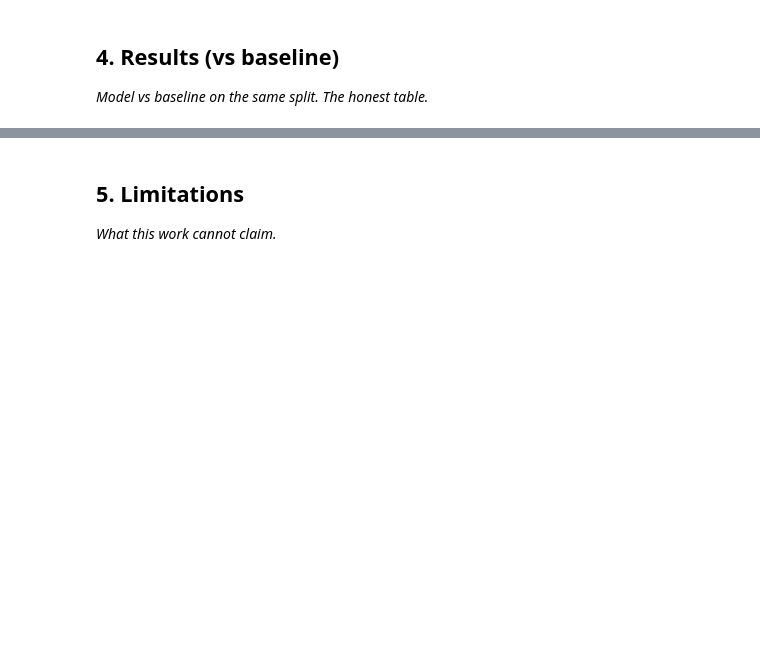
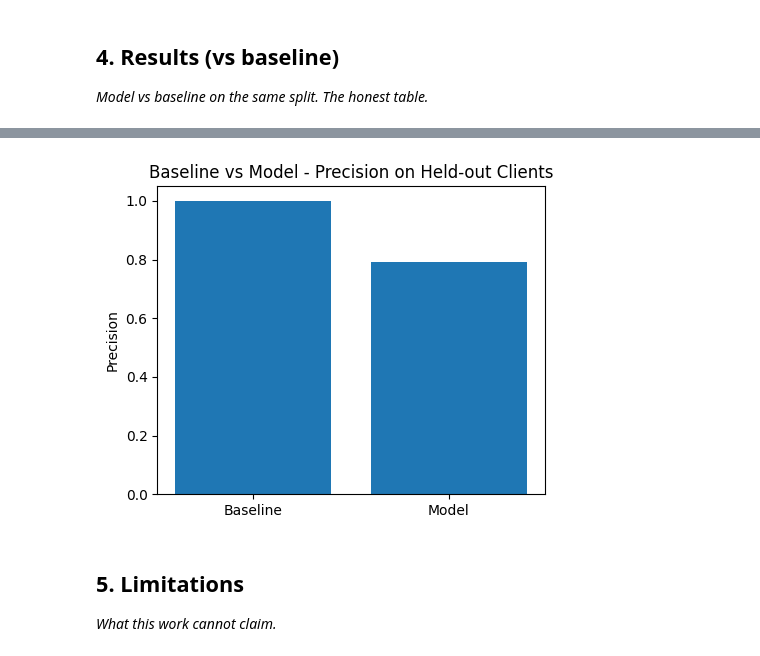
Before and after one commit to singhmahip688-hue/flyrank-ml-internhip, a Jupyter notebook: work/notebooks/capstone.ipynb, the cells around one changed output, grey strips where cells are left out. Saved outputs shown, nothing was run; the diff lists cells and outputs as text; code cells hidden in the pictures; blank space fills up the shorter version.

```diff
--- a/work/notebooks/capstone.ipynb
+++ b/work/notebooks/capstone.ipynb
@@ -21,3 +193,10 @@ This skeleton is yours to fill. Work the sections **in order** — each one has
+# %%
+# Baseline: simple hand-written rule, no ML
+def baseline_predict(df):
+    # FILL IN threshold logic if different from the label rule itself
+    return (df['imp_last30'] < 0.8 * df['imp_prev30']).astype(int)
+
+baseline_preds_full = baseline_predict(model_data)
 # %% [markdown]
 ## 4. Results (vs baseline)
 
@@ -25,3 +269,40 @@ This skeleton is yours to fill. Work the sections **in order** — each one has
+# %%
+import os
+import matplotlib.pyplot as plt
+from sklearn.metrics import precision_score
+
+# Create output folder if it doesn't exist
+os.makedirs("outputs/charts", exist_ok=True)
+
+baseline_precision = precision_score(
+    y_te,
+    baseline_te,
+    zero_division=0
+)
+
+model_precision = precision_score(
+    y_te,
+    model_preds,
+    zero_division=0
+)
+
+plt.figure(figsize=(5,4))
+plt.bar(
+    ['Baseline', 'Model'],
+    [baseline_precision, model_precision]
+)
+
+plt.ylabel("Precision")
+plt.title("Baseline vs Model - Precision on Held-out Clients")
+
+plt.savefig(
+    "outputs/charts/baseline_vs_model_precision.png",
+    bbox_inches="tight"
+)
+
+plt.show()
+# %% [output]
+[figure, added]
 # %% [markdown]
 ## 5. Limitations
 
```
Also changed, not shown: parts of 16 cells of this notebook.
